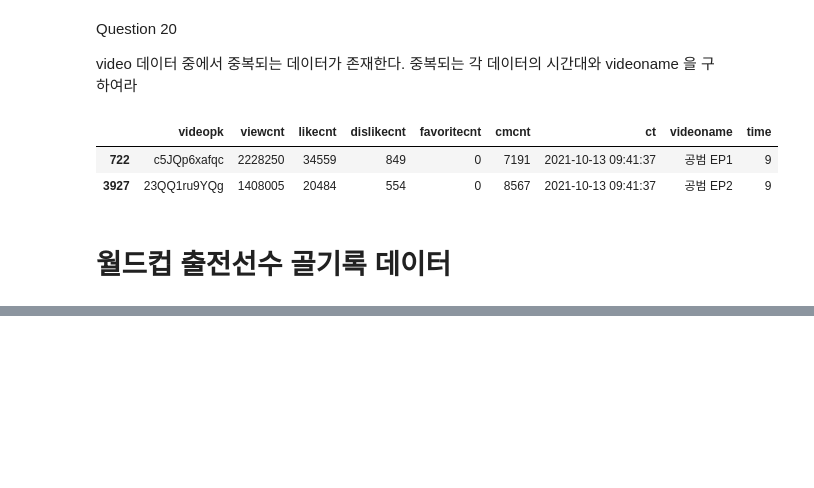
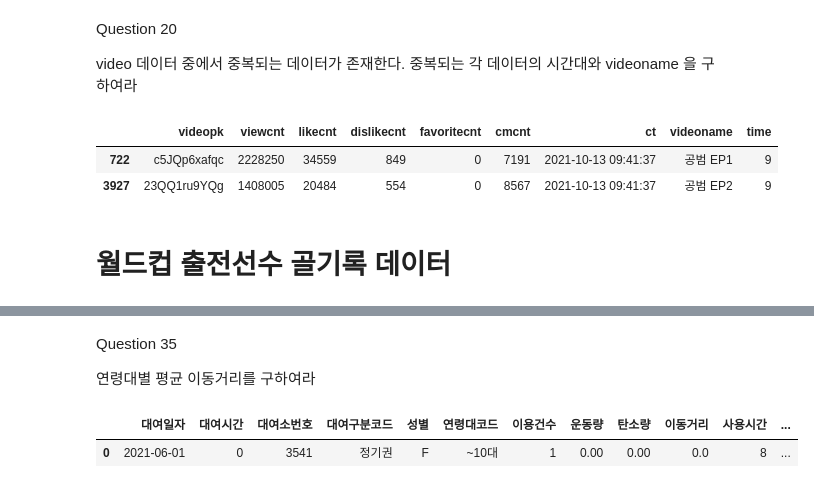
Before and after one commit to chaemj97/Data-Analysis, a Jupyter notebook: 빅데이터분석기사_실기/작업1유형/연습문제.ipynb, the cells around one changed output, grey strips where cells are left out. Saved outputs shown, nothing was run; the diff lists cells and outputs as text; code cells hidden in the pictures; blank space fills up the shorter version.

```diff
--- a/빅데이터분석기사_실기/작업1유형/연습문제.ipynb
+++ b/빅데이터분석기사_실기/작업1유형/연습문제.ipynb
@@ -444,0 +703,9 @@ video[video.duplicated()]
+# %% [markdown]
+Question 35
+
+연령대별 평균 이동거리를 구하여라
+# %%
+df.head(1)
+# %% [output]
+|  | 대여일자 | 대여시간 | 대여소번호 | 대여구분코드 | 성별 | 연령대코드 | 이용건수 | 운동량 | 탄소량 | 이동거리 | 사용시간 | ... |
+| 0 | 2021-06-01 | 0 | 3541 | 정기권 | F | ~10대 | 1 | 0.00 | 0.00 | 0.0 | 8 | ... |
```
Also changed, not shown: parts of 47 cells of this notebook.
